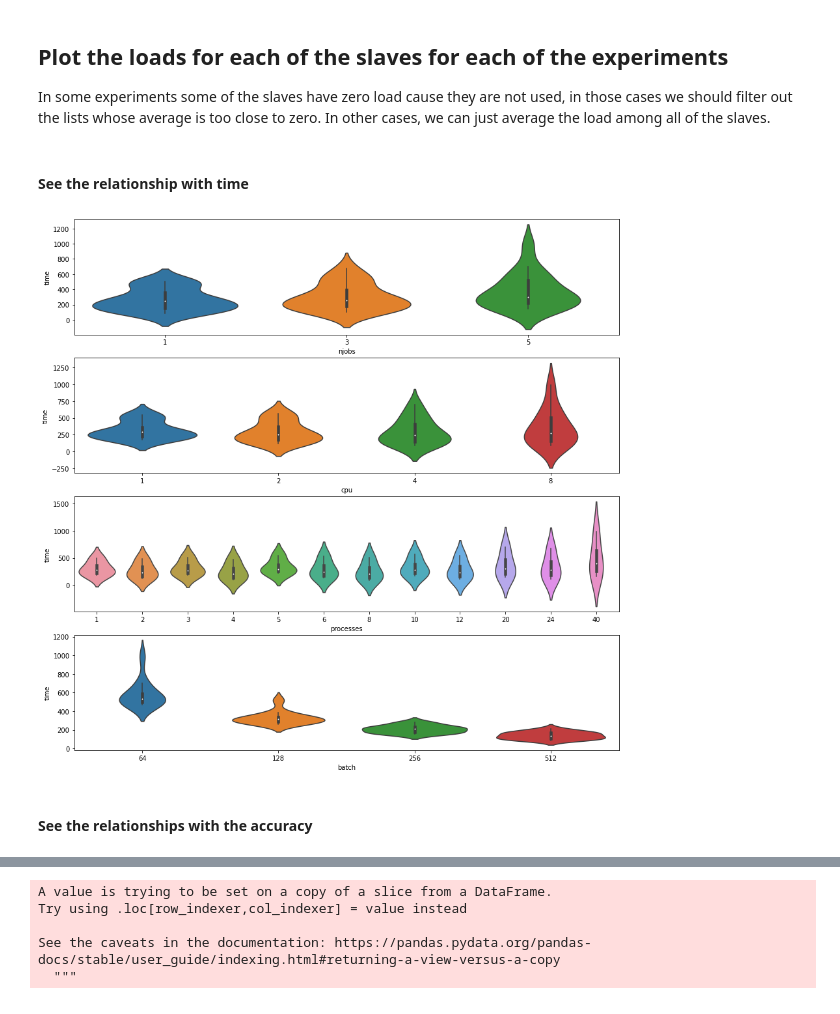
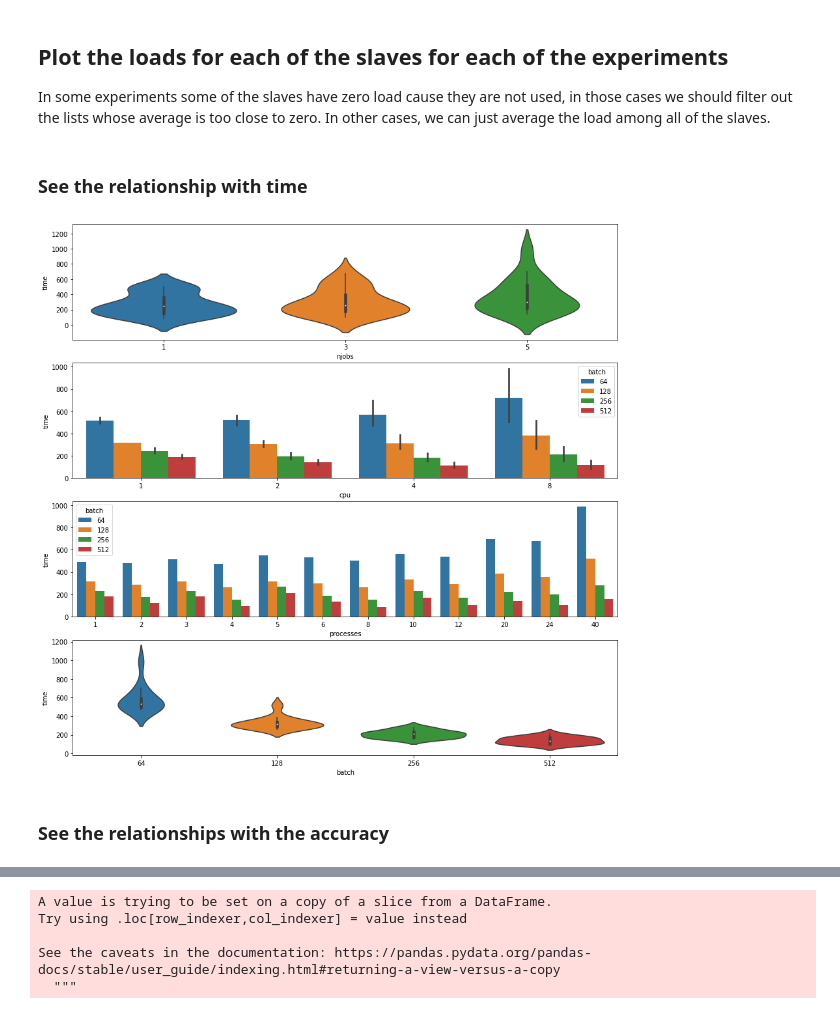
Before and after one commit to sharwinbobde/Courier-BigDL-Study, a Jupyter notebook: experiment-results.ipynb, the cells around one changed output, grey strips where cells are left out. Saved outputs shown, nothing was run; the diff lists cells and outputs as text; code cells hidden in the pictures.

Commit message:
Finished the ANOVA study and worked on some extra plots

```diff
--- a/experiment-results.ipynb
+++ b/experiment-results.ipynb
@@ -93,7 +93,7 @@ results = {
     'njobs': [],
     'time': [],
     'accuracies':[],
-    'final accuracy': []
+    'final_accuracy': []
 }
 # Just take the final valuie for the ANOVA test
 # res_final = defaultdict(dict)
@@ -125,15 +125,12 @@ for log in logs:
     results['njobs'].append(njobs)
     results['accuracies'].append(acc)
     results['time'].append(time)
-    results['final accuracy'].append(acc[-1])
+    results['final_accuracy'].append(acc[-1])
     results['exp_name'].append(name)
 
-    # # Fill in the anova dictionary too
-    # res_final[name]['time'] = time
-    # res_final[name]['accuracy'] = acc[-1]
 
 results_df = pd.DataFrame(results)
-results_df = results_df.set_index('exp_name')
+# results_df = results_df.set_index('exp_name')
 
 # We should get the last accuracy to run ANOVA but to plot this is better
 results_df
@@ -244,22 +261,28 @@ for folder in slave_dirs:
         # Now we need to check to just get the metrics concerning the experiment
         # And not the following. We leave a margin of 10 seconds or 5 list positions just in case
         # to not cut too tightly
-        exp_length = results_df.loc[exp_name, 'time']
+        exp_length = results_df.loc[results_df.exp_name == exp_name, 'time'].array[0]
         if exp_length > 300:
-             loads[exp_name][folder] = metrics
+            loads[exp_name][folder] = metrics
+
         else:
             max_list_length = math.ceil(exp_length/2) + 5
-            print(f'Exp length was {exp_length}, so max list positions are {max_list_length}')
+            # print(f'Exp length was {exp_length}, so max list positions are {max_list_length}')
             if max_list_length < len(metrics['cpu']):
                 loads[exp_name][folder] = dict()
                 loads[exp_name][folder]['cpu'] = metrics['cpu'][:max_list_length]
                 loads[exp_name][folder]['iowait'] = metrics['iowait'][:max_list_length]
-                continue
+            else:
+                # Add the whole of it
+                loads[exp_name][folder] = metrics
 
 # Get the average usage of the experiments
 # The resulting dict will just map each
 # pf the experiments to its avg cpu load and
 # iowait across all slaves
+
 avg_loads = coalesce_metrics(loads)
+loads_df = pd.DataFrame(avg_loads)
+loads_df
 # %% [output]
 Processing files for the slave1
@@ -281,0 +310,5 @@ Discarding slave3 with cpu mean = 0.006521739130434784
+# %%
+# Merge the two dataframes so we get all the data grouped by experiment number
+results_df = results_df.merge(loads_df, on='exp_name')
+
+results_df
@@ -286,20 +337,20 @@ In some experiments some of the slaves have zero load cause they are not used, i
 we should filter out the lists whose average is too close to zero. In other cases, we can just average the
 load among all of the slaves.
 # %% [markdown]
-#### See the relationship with time
+### See the relationship with time
 # %%
 fig, (ax1, ax2, ax3, ax4) = plt.subplots(4, figsize=(15,15))
 
 sns.violinplot(x='njobs', y='time', data=results_df, ax=ax1)
-sns.violinplot(x='cpu', y='time', data=results_df, ax=ax2)
+sns.barplot(x='cpu', y='time', hue='batch', data=results_df, ax=ax2)
 
 results_df['processes'] = results_df['cpu'] * results_df['njobs']
-sns.violinplot(x='processes', y='time', data=results_df, ax=ax3)
+sns.barplot(x='processes', y='time', hue='batch',data=results_df, ax=ax3)
 sns.violinplot(x='batch', y='time', data=results_df, ax=ax4);
 # %% [output]
-[figure, old version]
+[figure, new version]
 # %% [markdown]
-#### See the relationships with the accuracy
+### See the relationships with the accuracy
 # %%
 fig, (ax1, ax2, ax3, ax4) = plt.subplots(4, figsize=(15,15))
 
```
Also changed, not shown: parts of 17 cells of this notebook.
